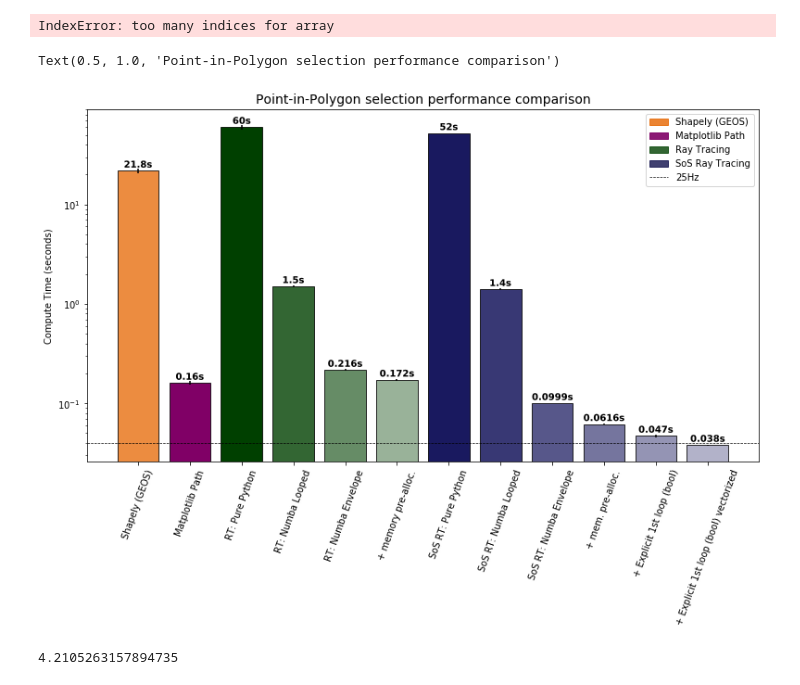
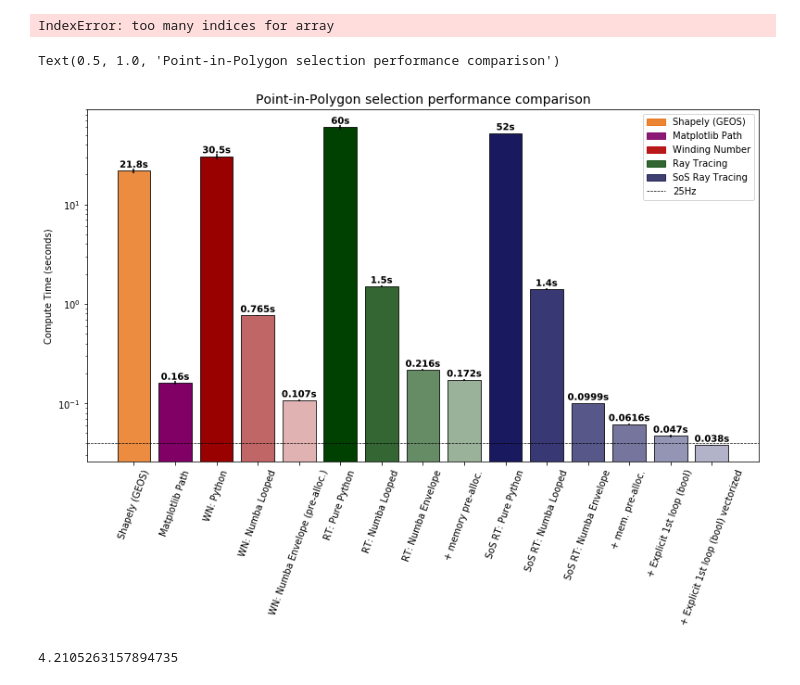
Before and after one commit to the-rccg/FIDS, a Jupyter notebook: algorithm_evaluations/point_in_polygon_implementations.ipynb, the cells around one changed output. Drawn from its saved outputs; the diff is of its cells as text; code cells hidden in the pictures.

Commit message:
include winding number algorithms for evaluation

```diff
--- a/algorithm_evaluations/point_in_polygon_implementations.ipynb
+++ b/algorithm_evaluations/point_in_polygon_implementations.ipynb
@@ -1294,3 +1271,8 @@ def wn_PnPoly(P, V):
 flags = np.zeros(points.shape[1], dtype=np.bool_)
 for i in range(points.shape[1]):
     flags[i] = wn_PnPoly(points[:,i], vertices)
+# %%
+%%timeit
+flags = np.zeros(points.shape[1], dtype=np.bool_)
+for i in range(points.shape[1]):
+    flags[i] = wn_PnPoly(points[:,i], vertices)
@@ -1390,3 +1348,8 @@ def wn_PnPoly(P, V):
                 wn -= 1           # have a valid down intersect
 
     return wn
+# %%
+%%timeit
+flags = np.zeros(points.shape[1], dtype=np.bool_)
+for i in range(points.shape[1]):
+    flags[i] = wn_PnPoly(points[:,i], vertices)
@@ -1723,6 +1666,11 @@ time_comparison = {
     }
 }
 # %%
+winding = {
+    'WN: Python': 30.5,
+    'WN: Numba Looped': 0.765,
+    'WN: Numba Envelope (pre-alloc.)': 0.107
+}
 ray_tracing = {
     'RT: Pure Python': 60,
     'RT: Numba Looped': 1.5,
@@ -1740,12 +1688,17 @@ sos = {
 time_comparison = {
     'Shapely (GEOS)': 21.8,
     'Matplotlib Path': 0.16,
+    **winding,
     **ray_tracing,
     **sos
 }
 colors = [
-    # Orange, Purple
-    [0.90,0.40,0.00,0.75], [0.50,0.00,0.40,1.00],
+    # Orange
+    [0.90,0.40,0.00,0.75],
+    # Purple
+    [0.50,0.00,0.40,1.00],
+    # Reds
+    [0.60,0.00,0.00,1.00], [0.60,0.00,0.00,0.60], [0.60,0.00,0.00,0.30],
     # Greens
     [0.00,0.25,0.00,1.00], [0.00,0.25,0.00,0.80], [0.00,0.25,0.00,0.60], [0.00,0.25,0.00,0.40],
     # Blues
@@ -1756,6 +1709,9 @@ colors = [
 stds = {
     'Shapely (GEOS)': 1.34,
     'Matplotlib Path': 0.00732,
+    'WN: Python': 2.05,
+    'WN: Numba Looped': 0.0127,
+    'WN: Numba Envelope (pre-alloc.)': 0.00211,
     'RT: Pure Python': 2.95,
     'RT: Numba Looped': 0.0324,
     'RT: Numba Envelope': 0.0047,
@@ -1781,35 +1737,36 @@ ax.bar(time_comparison.keys(), time_comparison.values(), yerr=stds.values(),
 ax.set_yscale('log')
 ax.set_ylabel('Compute Time (seconds)')
 ax.xaxis.set_tick_params(rotation=70)
 
 # Reference of refresh rate
 ref = ax.axhline(1/25, label='25Hz', color='k', linestyle="--", linewidth=0.7)
 
 # Legend
 import matplotlib.patches as mpatches
 orange_patch = mpatches.Patch(color=[0.90,0.40,0.00,0.80], label='Shapely (GEOS)')
 purple_patch = mpatches.Patch(color=[0.50,0.00,0.40,0.90], label='Matplotlib Path')
+red_patch    = mpatches.Patch(color=[0.70,0.00,0.00,0.90], label='Winding Number')
 green_patch  = mpatches.Patch(color=[0.00,0.25,0.00,0.80], label='Ray Tracing')
 blue_patch   = mpatches.Patch(color=[0.00,0.00,0.25,0.75], label='SoS Ray Tracing')
-ax.legend(handles=[orange_patch, purple_patch, green_patch, blue_patch, ref])
+ax.legend(handles=[orange_patch, purple_patch, red_patch, green_patch, blue_patch, ref])
 
 # Value
 import matplotlib.patheffects as path_effects
 y = list(time_comparison.values())
 for i, v in enumerate(y):
     label_text = ax.text(i, v*1.08, str(v)+"s", horizontalalignment='center', fontweight='demi')#, fontweight='bold', color=colors[i])
     # Ensure readability with large errorbars
     label_text.set_path_effects([
         path_effects.Stroke(linewidth=1, foreground='white'),
         path_effects.Normal()
     ])
 
 # Title
 ax.set_title('Point-in-Polygon selection performance comparison', fontsize=14)
 #fig.tight_layout()
 # %% [output]
 Text(0.5, 1.0, 'Point-in-Polygon selection performance comparison')
-[figure, old version]
+[figure, new version]
 # %%
 0.16/0.038
 # %% [output]
```
Also changed, not shown: parts of 27 cells of this notebook.
